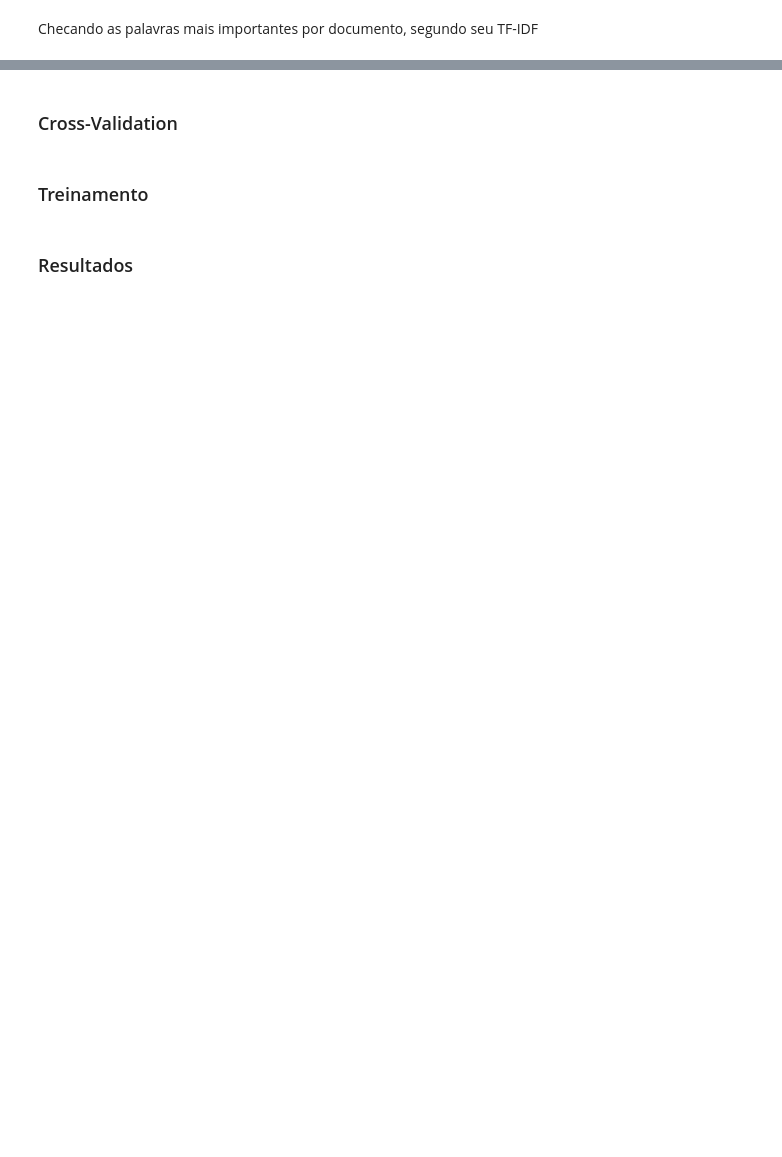
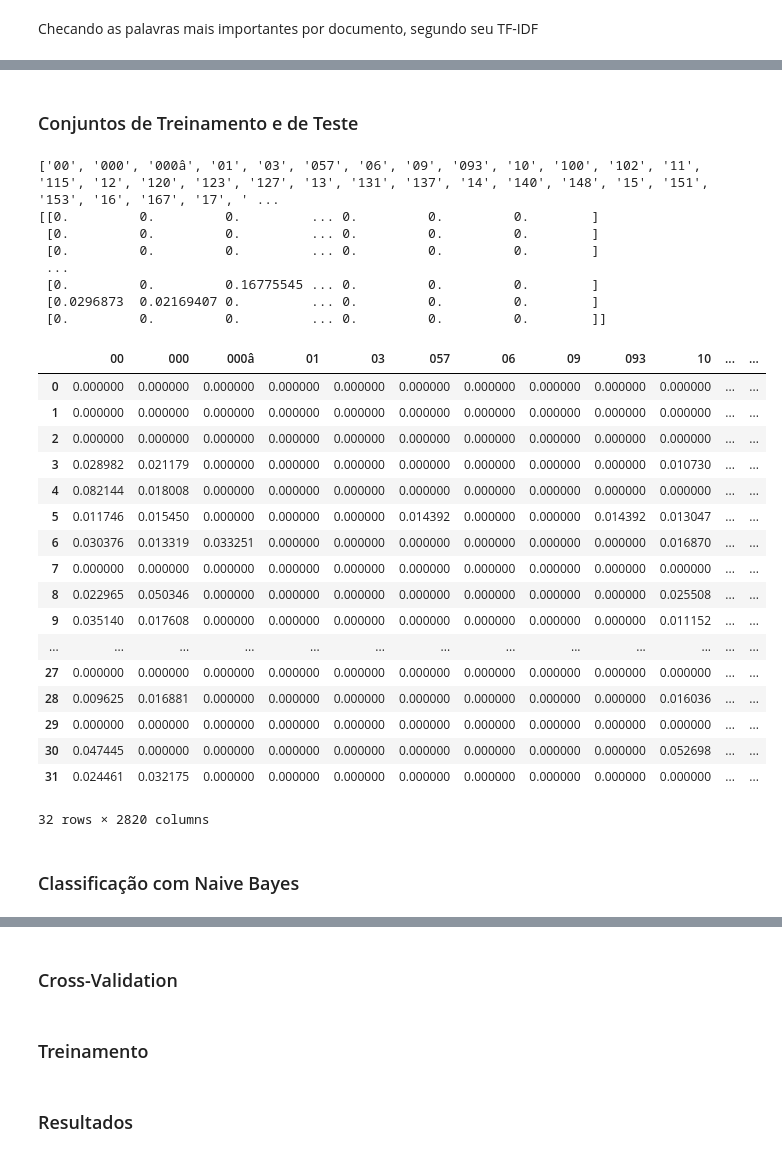
Before and after one commit to jairoalves/mcti, a Jupyter notebook: NLP/Processamento Planilha Categorização.ipynb, the cells around one changed output, grey strips where cells are left out. Saved outputs shown, nothing was run; the diff lists cells and outputs as text; code cells hidden in the pictures; blank space fills up the shorter version.

Commit message:
Com Classificador Naive Bayes - Acc 0.76

```diff
--- a/NLP/Processamento Planilha Categorização.ipynb
+++ b/NLP/Processamento Planilha Categorização.ipynb
@@ -372,0 +376,2 @@ tfdif_palavras_mais_representativas(X['opo_int_tfidf_lem'], dicionario_corpus, t
+# %% [markdown]
+### Conjuntos de Treinamento e de Teste
@@ -372,0 +381,56 @@ tfdif_palavras_mais_representativas(X['opo_int_tfidf_lem'], dicionario_corpus, t
+# %%
+X_train, X_test, y_train, y_test = train_test_split(X['opo_texto_sem_stop'], y, test_size=0.33)
+# %%
+# Import TfidfVectorizer
+from sklearn.feature_extraction.text import TfidfVectorizer
+
+# Initialize a TfidfVectorizer object: tfidf_vectorizer
+tfidf_vectorizer = TfidfVectorizer(stop_words="english", max_df=0.7)
+
+# Transform the training data: tfidf_train
+tfidf_train = tfidf_vectorizer.fit_transform(X_train)
+
+# Transform the test data: tfidf_test
+tfidf_test = tfidf_vectorizer.transform(X_test)
+
+# Print the first 10 features
+print(tfidf_vectorizer.get_feature_names()[:50])
+
+# Print the first 5 vectors of the tfidf training data
+print(tfidf_train.A[:15])
+
+# Create the CountVectorizer DataFrame: count_df
+#count_df = pd.DataFrame(count_train.A, columns=count_vectorizer.get_feature_names())
+
+# Create the TfidfVectorizer DataFrame: tfidf_df
+tfidf_df = pd.DataFrame(tfidf_train.A, columns=tfidf_vectorizer.get_feature_names())
+tfidf_df
+# %% [output]
+['00', '000', '000â', '01', '03', '057', '06', '09', '093', '10', '100', '102', '11', '115', '12', '120', '123', '127', '13', '131', '137', '14', '140', '148', '15', '151', '153', '16', '167', '17', ' ...
+[[0.         0.         0.         ... 0.         0.         0.        ]
+ [0.         0.         0.         ... 0.         0.         0.        ]
+ [0.         0.         0.         ... 0.         0.         0.        ]
+ ...
+ [0.         0.         0.16775545 ... 0.         0.         0.        ]
+ [0.0296873  0.02169407 0.         ... 0.         0.         0.        ]
+ [0.         0.         0.         ... 0.         0.         0.        ]]
+|  | 00 | 000 | 000â | 01 | 03 | 057 | 06 | 09 | 093 | 10 | ... | ... |
+| 0 | 0.000000 | 0.000000 | 0.000000 | 0.000000 | 0.000000 | 0.000000 | 0.000000 | 0.000000 | 0.000000 | 0.000000 | ... | ... |
+| 1 | 0.000000 | 0.000000 | 0.000000 | 0.000000 | 0.000000 | 0.000000 | 0.000000 | 0.000000 | 0.000000 | 0.000000 | ... | ... |
+| 2 | 0.000000 | 0.000000 | 0.000000 | 0.000000 | 0.000000 | 0.000000 | 0.000000 | 0.000000 | 0.000000 | 0.000000 | ... | ... |
+| 3 | 0.028982 | 0.021179 | 0.000000 | 0.000000 | 0.000000 | 0.000000 | 0.000000 | 0.000000 | 0.000000 | 0.010730 | ... | ... |
+| 4 | 0.082144 | 0.018008 | 0.000000 | 0.000000 | 0.000000 | 0.000000 | 0.000000 | 0.000000 | 0.000000 | 0.000000 | ... | ... |
+| 5 | 0.011746 | 0.015450 | 0.000000 | 0.000000 | 0.000000 | 0.014392 | 0.000000 | 0.000000 | 0.014392 | 0.013047 | ... | ... |
+| 6 | 0.030376 | 0.013319 | 0.033251 | 0.000000 | 0.000000 | 0.000000 | 0.000000 | 0.000000 | 0.000000 | 0.016870 | ... | ... |
+| 7 | 0.000000 | 0.000000 | 0.000000 | 0.000000 | 0.000000 | 0.000000 | 0.000000 | 0.000000 | 0.000000 | 0.000000 | ... | ... |
+| 8 | 0.022965 | 0.050346 | 0.000000 | 0.000000 | 0.000000 | 0.000000 | 0.000000 | 0.000000 | 0.000000 | 0.025508 | ... | ... |
+| 9 | 0.035140 | 0.017608 | 0.000000 | 0.000000 | 0.000000 | 0.000000 | 0.000000 | 0.000000 | 0.000000 | 0.011152 | ... | ... |
+| ... | ... | ... | ... | ... | ... | ... | ... | ... | ... | ... | ... | ... |
+| 27 | 0.000000 | 0.000000 | 0.000000 | 0.000000 | 0.000000 | 0.000000 | 0.000000 | 0.000000 | 0.000000 | 0.000000 | ... | ... |
+| 28 | 0.009625 | 0.016881 | 0.000000 | 0.000000 | 0.000000 | 0.000000 | 0.000000 | 0.000000 | 0.000000 | 0.016036 | ... | ... |
+| 29 | 0.000000 | 0.000000 | 0.000000 | 0.000000 | 0.000000 | 0.000000 | 0.000000 | 0.000000 | 0.000000 | 0.000000 | ... | ... |
+| 30 | 0.047445 | 0.000000 | 0.000000 | 0.000000 | 0.000000 | 0.000000 | 0.000000 | 0.000000 | 0.000000 | 0.052698 | ... | ... |
+| 31 | 0.024461 | 0.032175 | 0.000000 | 0.000000 | 0.000000 | 0.000000 | 0.000000 | 0.000000 | 0.000000 | 0.000000 | ... | ... |
+32 rows × 2820 columns
+# %% [markdown]
+### Classificação com Naive Bayes
```
Also changed, not shown: parts of 16 cells of this notebook, 1 other file.
